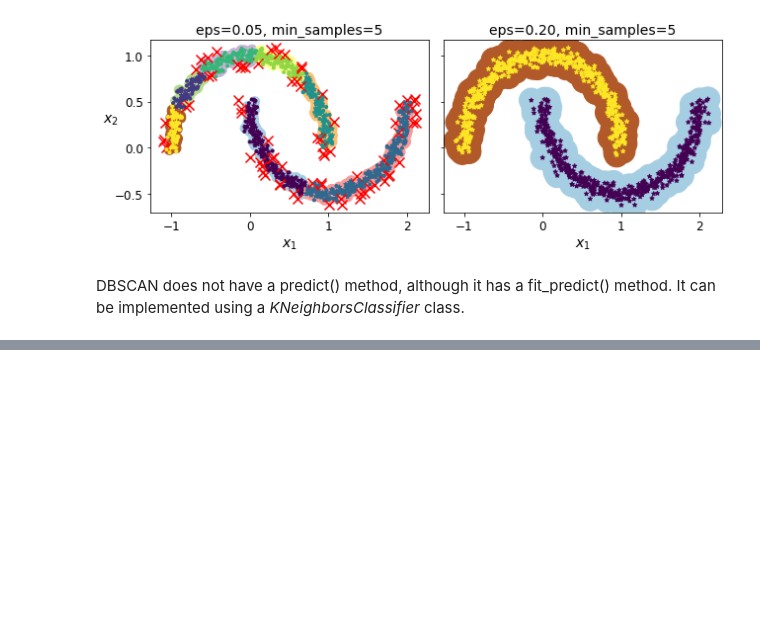
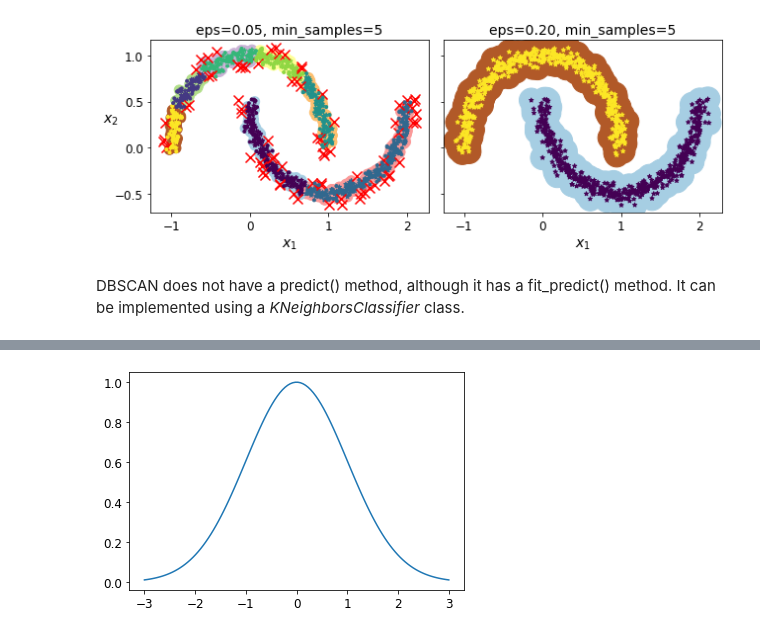
Before and after one commit to sankalptambe/unsupervised-learning, a Jupyter notebook: unsupervised_learning.ipynb, the cells around one changed output, grey strips where cells are left out. Cells and saved outputs as stored; diff of their text form; code cells hidden in the pictures; blank space fills up the shorter version.

```diff
--- a/unsupervised_learning.ipynb
+++ b/unsupervised_learning.ipynb
@@ -816,0 +824,10 @@ Hello world
+# %%
+def gaussian(x, mu, sig):
+    return np.exp(-np.power(x - mu, 2.) / (2 * np.power(sig, 2.)))
+
+x_values = np.linspace(-3, 3, 120)
+plt.plot(x_values, gaussian(x_values, 0, 1))
+
+plt.show()
+# %% [output]
+[figure, added]
```
Also changed, not shown: parts of 25 cells of this notebook.
